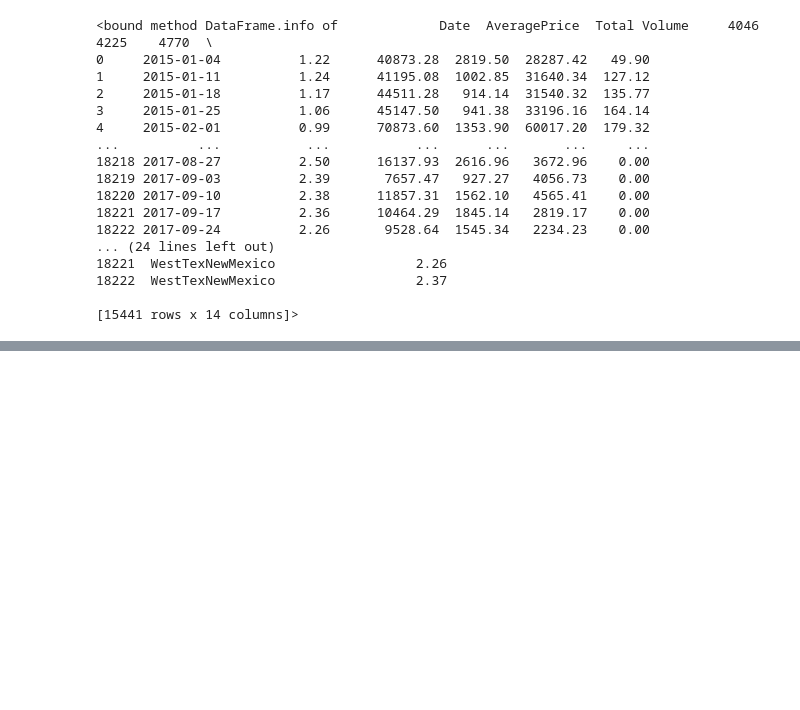
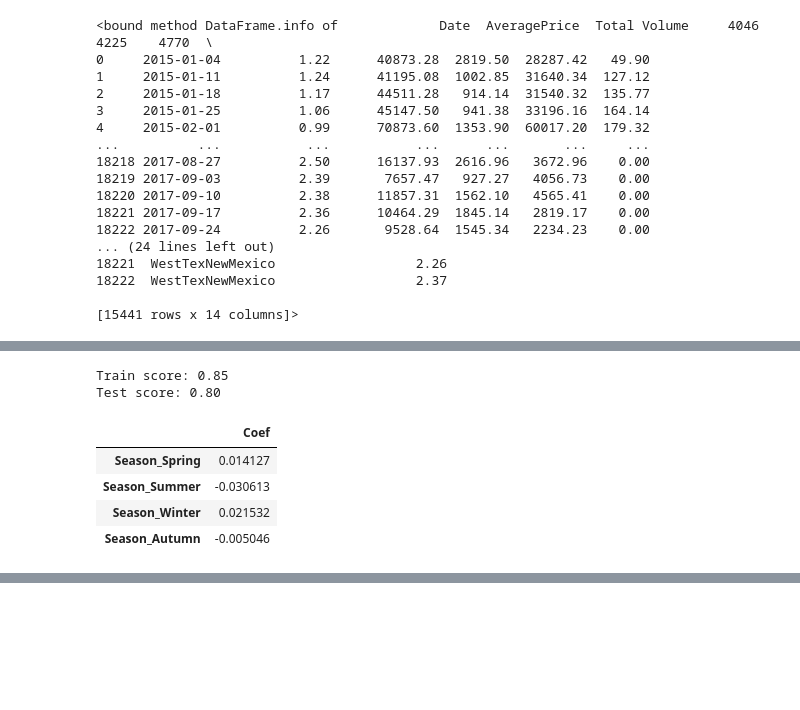
Before and after one commit to isabelalucas/CPSC330-HW, a Jupyter notebook: hw8/hw8.ipynb, the cells around one changed output, grey strips where cells are left out. Cells and saved outputs as stored; diff of their text form; code cells hidden in the pictures; blank space fills up the shorter version.

```diff
--- a/hw8/hw8.ipynb
+++ b/hw8/hw8.ipynb
@@ -558,0 +583,41 @@ X_hour_week = np.hstack(
+# %%
+# one hot encoding seasons
+def get_season(month):
+    # remember this is Australia
+    WINTER_MONTHS = ["June", "July", "August"]
+    AUTUMN_MONTHS = ["March", "April", "May"]
+    SUMMER_MONTHS = ["December", "January", "February"]
+    SPRING_MONTHS = ["September", "October", "November"]
+    if month in WINTER_MONTHS:
+        return "Winter"
+    elif month in AUTUMN_MONTHS:
+        return "Autumn"
+    elif month in SUMMER_MONTHS:
+        return "Summer"
+    else:
+        return "Spring"
+
+df_train = df_train.assign(Season=df_train["Month"].apply(get_season))
+df_test = df_test.assign(Season=df_test["Month"].apply(get_season))
+X_train_enc, y_train, X_test_enc, y_test, preprocessor = preprocess_features(
+    df_train,
+    df_test,
+    numeric_features,
+    categorical_features + ["Season"],
+    drop_features + ["Month"],
+    target
+)
+coeff_df = score_lr_print_coeff(
+    preprocessor, df_train, y_train, df_test, y_test, X_train_enc
+)
+# %% [output]
+Train score: 0.85
+Test score: 0.80
+# %%
+coeff_df.loc[["Season_Spring", "Season_Summer", "Season_Winter", "Season_Autumn"]]
+# %% [output]
+|  | Coef |
+| Season_Spring | 0.014127 |
+| Season_Summer | -0.030613 |
+| Season_Winter | 0.021532 |
+| Season_Autumn | -0.005046 |
```
Also changed, not shown: parts of 31 cells of this notebook, 1 other file.
